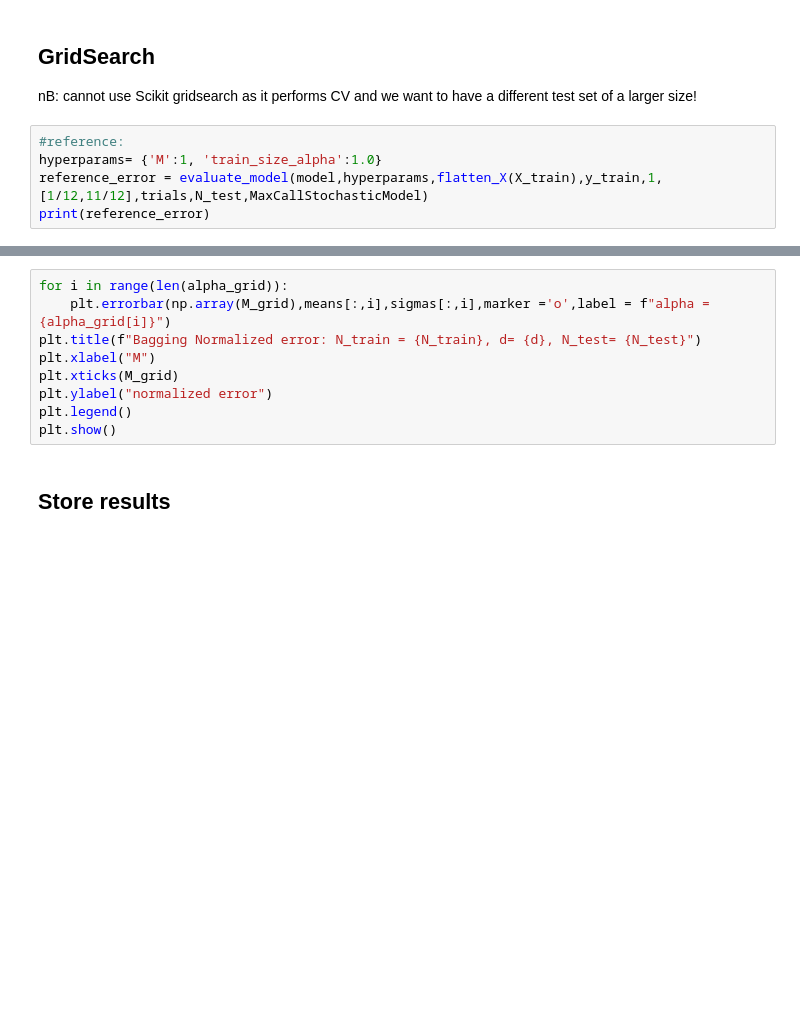
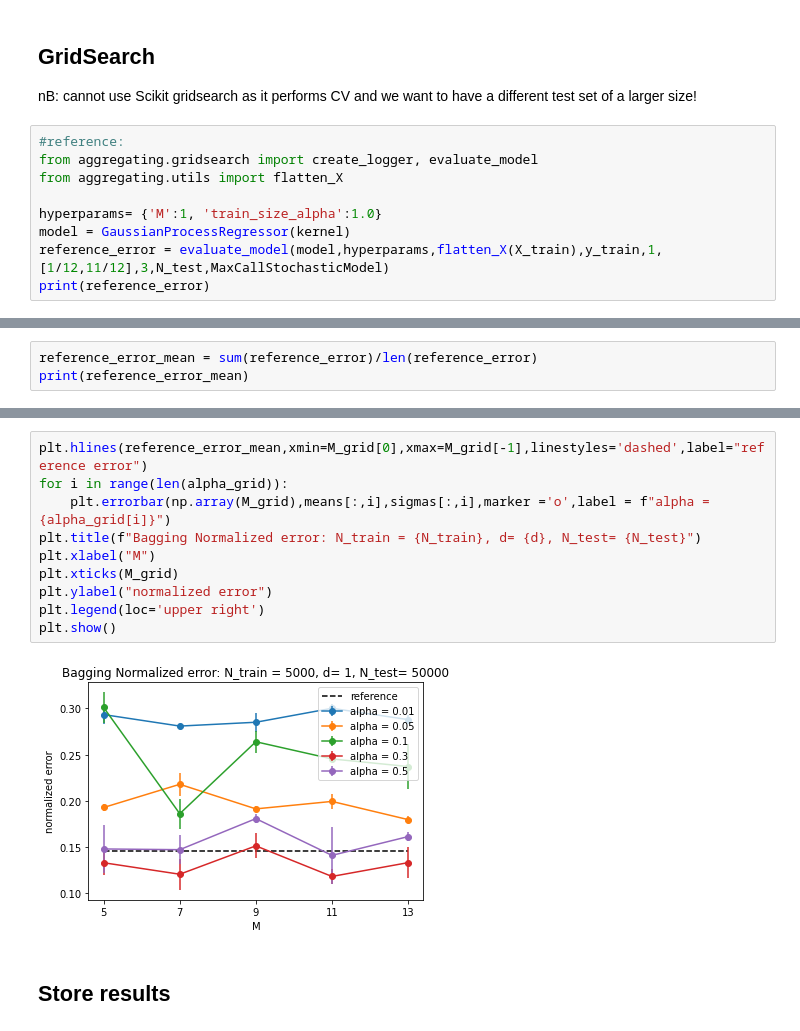
Before and after one commit to tlpss/ML-Project2, a Jupyter notebook: Gaussian Process Regression Model/#0005_Ensemble_Bagging.ipynb, the cells around one changed output, grey strips where cells are left out. Cells and saved outputs as stored; diff of their text form; blank space fills up the shorter version.

```diff
--- a/Gaussian Process Regression Model/#0005_Ensemble_Bagging.ipynb
+++ b/Gaussian Process Regression Model/#0005_Ensemble_Bagging.ipynb
@@ -80,6 +94,10 @@ s.get_params()
 nB: cannot use Scikit gridsearch as it performs CV and we want to have a different test set of a larger size!
 # %%
 #reference:
+from aggregating.gridsearch import create_logger, evaluate_model
+from aggregating.utils import flatten_X
+
 hyperparams= {'M':1, 'train_size_alpha':1.0}
-reference_error = evaluate_model(model,hyperparams,flatten_X(X_train),y_train,1, [1/12,11/12],trials,N_test,MaxCallStochasticModel)
+model = GaussianProcessRegressor(kernel)
+reference_error = evaluate_model(model,hyperparams,flatten_X(X_train),y_train,1, [1/12,11/12],3,N_test,MaxCallStochasticModel)
 print(reference_error)
@@ -85,0 +111,3 @@ print(reference_error)
+# %%
+reference_error_mean = sum(reference_error)/len(reference_error)
+print(reference_error_mean)
@@ -123,12 +213,15 @@ means.shape
 # %%
+plt.hlines(reference_error_mean,xmin=M_grid[0],xmax=M_grid[-1],linestyles='dashed',label="reference error")
 for i in range(len(alpha_grid)):
     plt.errorbar(np.array(M_grid),means[:,i],sigmas[:,i],marker ='o',label = f"alpha = {alpha_grid[i]}")
 plt.title(f"Bagging Normalized error: N_train = {N_train}, d= {d}, N_test= {N_test}")
 plt.xlabel("M")
 plt.xticks(M_grid)
 plt.ylabel("normalized error")
-plt.legend()
+plt.legend(loc='upper right')
 plt.show()
+# %% [output]
+[figure, added]
 # %% [markdown]
 ## Store results
 # %%
```
Also changed, not shown: parts of 9 cells of this notebook.
